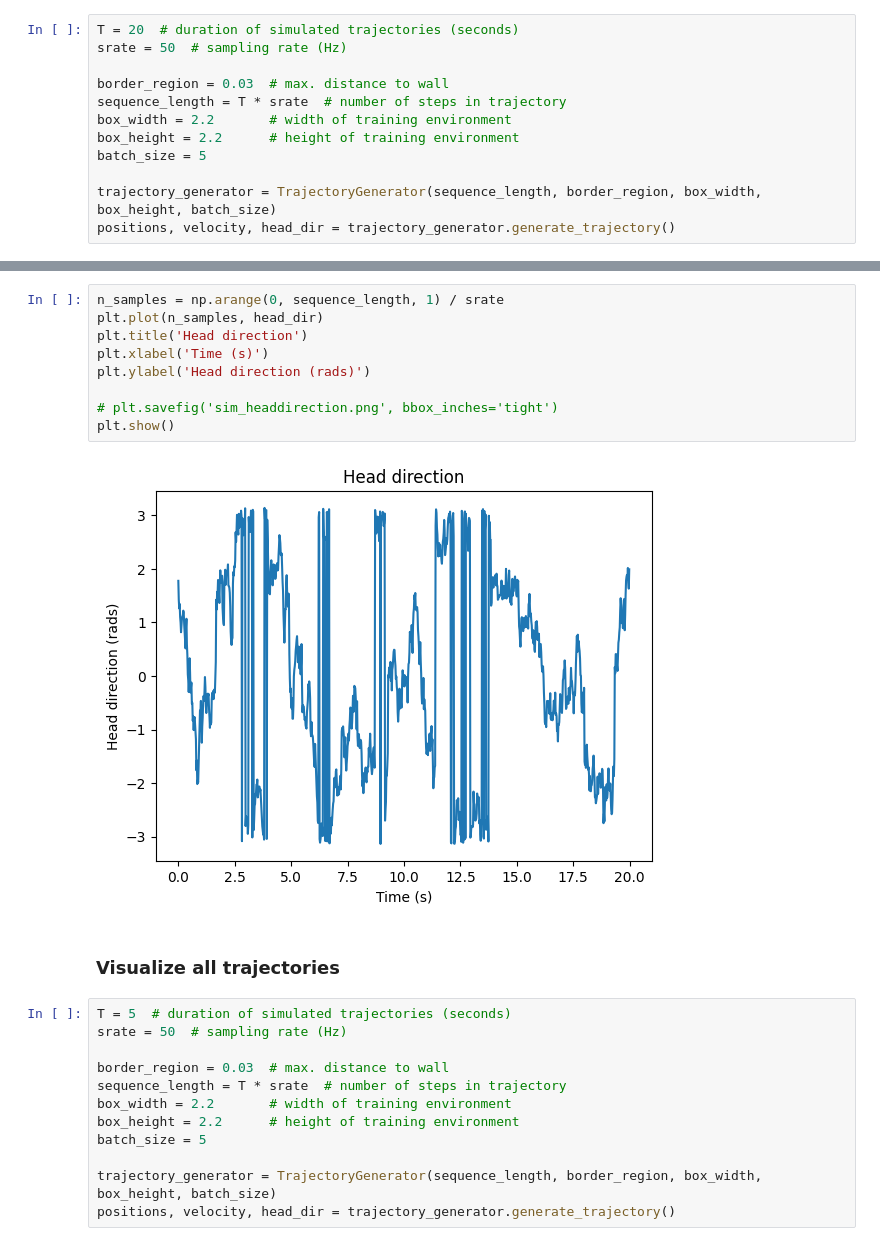
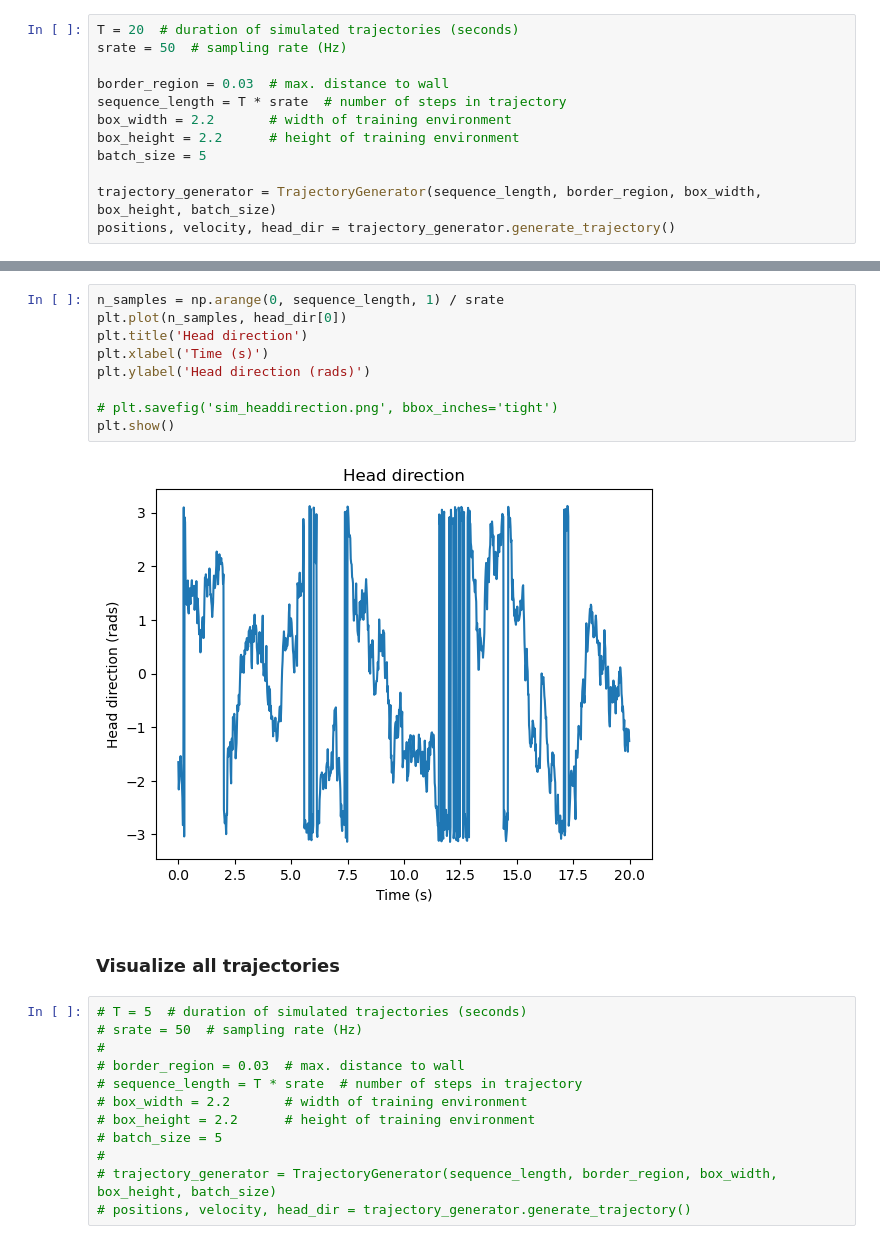
Before and after one commit to nguyen-td/activation-patterns, a Jupyter notebook: generate_trajectories.ipynb, the cells around one changed output, grey strips where cells are left out. Cells and saved outputs as stored; diff of their text form.

Commit message:
only use a single trajectory

```diff
--- a/generate_trajectories.ipynb
+++ b/generate_trajectories.ipynb
@@ -45,26 +45,26 @@ plt.show()
 # %%
 n_samples = np.arange(0, sequence_length, 1) / srate
-plt.plot(n_samples, head_dir)
+plt.plot(n_samples, head_dir[0])
 plt.title('Head direction')
 plt.xlabel('Time (s)')
 plt.ylabel('Head direction (rads)')
 
 # plt.savefig('sim_headdirection.png', bbox_inches='tight')
 plt.show()
 # %% [output]
-[figure, old version]
+[figure, new version]
 # %% [markdown]
 ### Visualize all trajectories
 # %%
-T = 5  # duration of simulated trajectories (seconds)
-srate = 50  # sampling rate (Hz)
-
-border_region = 0.03  # max. distance to wall
-sequence_length = T * srate  # number of steps in trajectory
-box_width = 2.2       # width of training environment
-box_height = 2.2      # height of training environment
-batch_size = 5
-
-trajectory_generator = TrajectoryGenerator(sequence_length, border_region, box_width, box_height, batch_size)
-positions, velocity, head_dir = trajectory_generator.generate_trajectory()
+# T = 5  # duration of simulated trajectories (seconds)
+# srate = 50  # sampling rate (Hz)
+#
+# border_region = 0.03  # max. distance to wall
+# sequence_length = T * srate  # number of steps in trajectory
+# box_width = 2.2       # width of training environment
+# box_height = 2.2      # height of training environment
+# batch_size = 5
+#
+# trajectory_generator = TrajectoryGenerator(sequence_length, border_region, box_width, box_height, batch_size)
+# positions, velocity, head_dir = trajectory_generator.generate_trajectory()
 # %%
```
Also changed, not shown: parts of 4 cells of this notebook, 6 other files.
